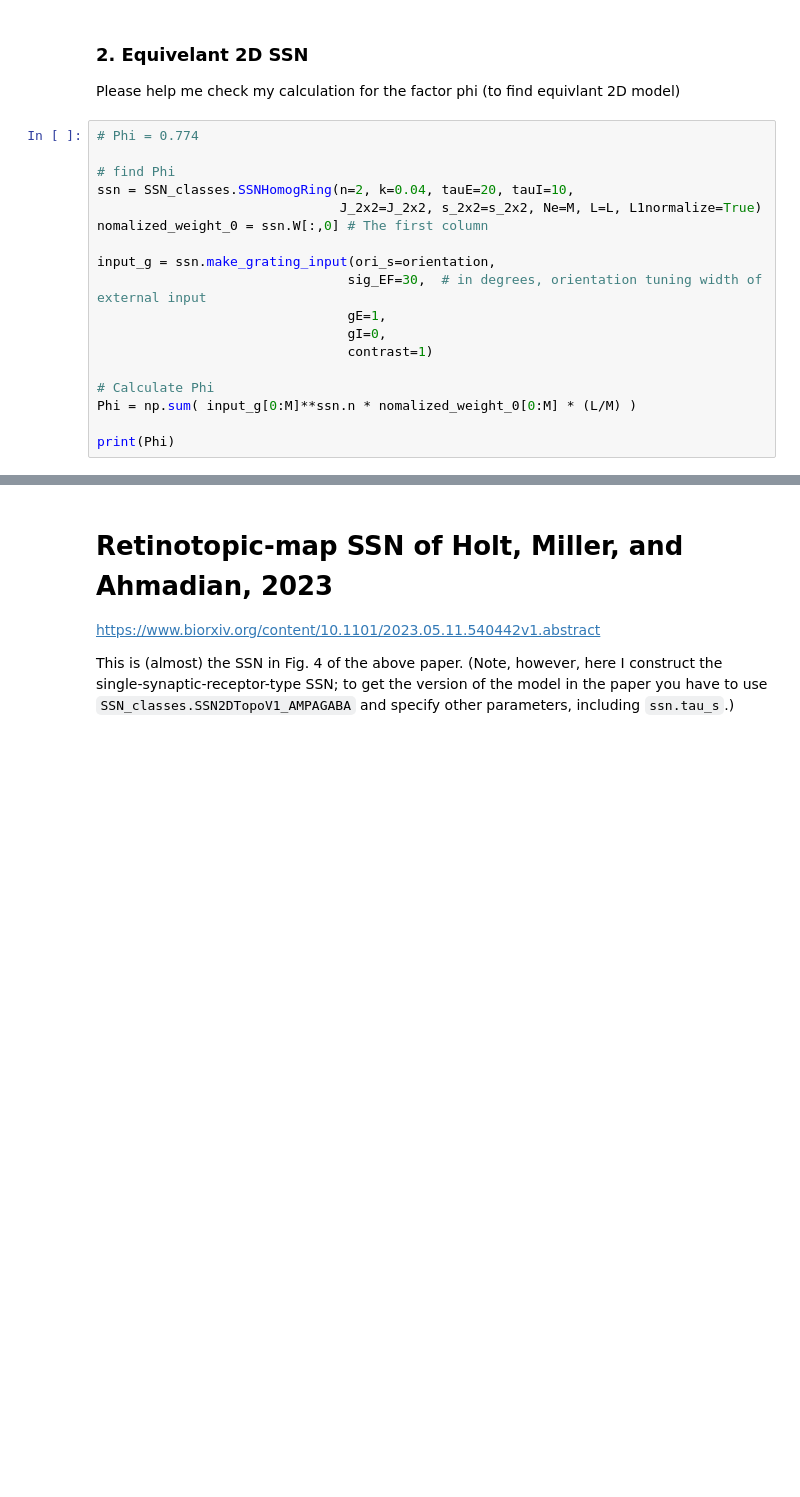
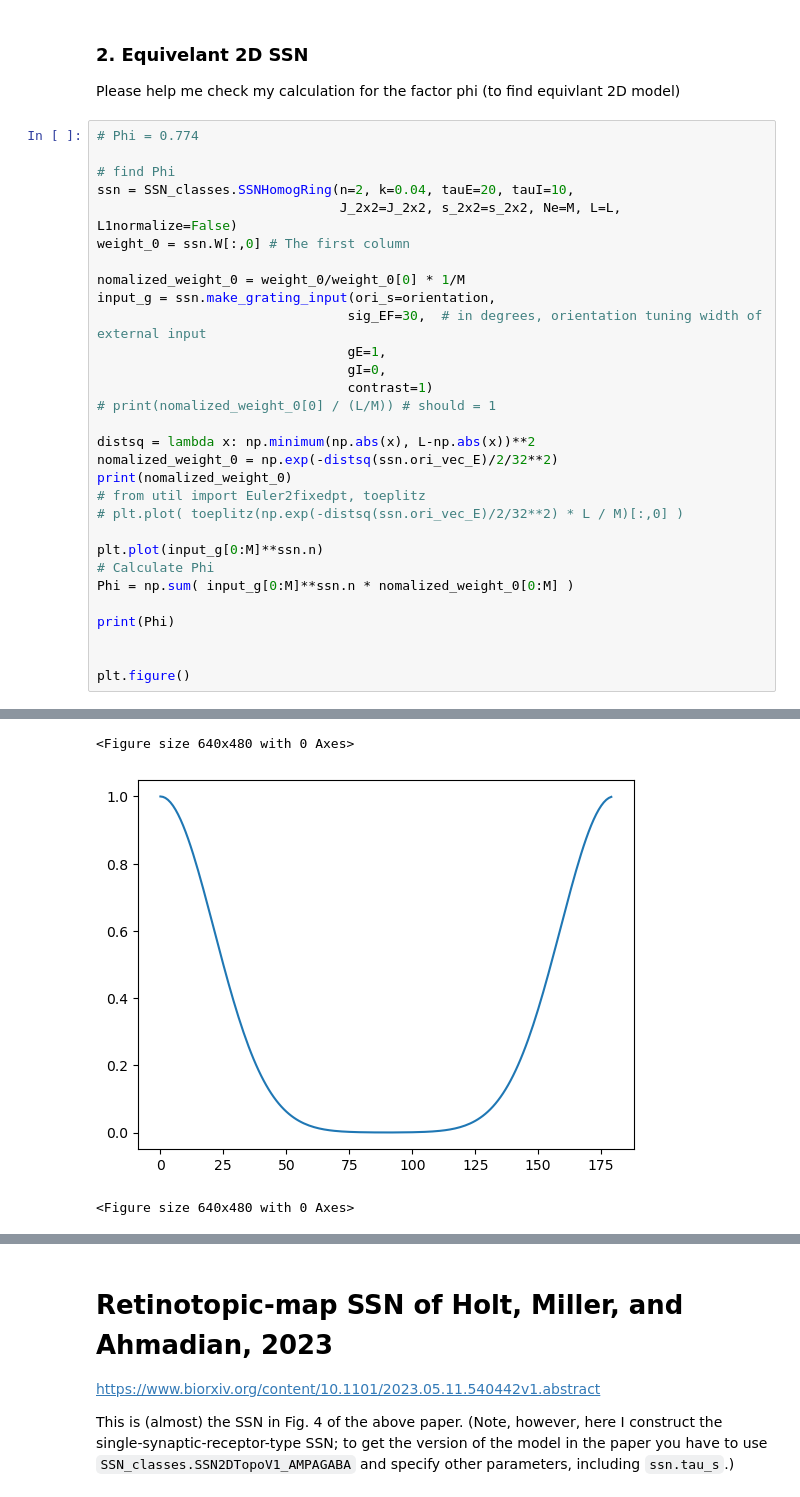
Before and after one commit to derek1909/ssn-simulator, a Jupyter notebook: Simple_Usage.ipynb, the cells around one changed output, grey strips where cells are left out. Drawn from its saved outputs; the diff is of its cells as text; blank space fills up the shorter version.

```diff
--- a/Simple_Usage.ipynb
+++ b/Simple_Usage.ipynb
@@ -66,17 +65,29 @@ Please help me check my calculation for the factor phi (to find equivlant 2D mod
 
 # find Phi
 ssn = SSN_classes.SSNHomogRing(n=2, k=0.04, tauE=20, tauI=10,
-                               J_2x2=J_2x2, s_2x2=s_2x2, Ne=M, L=L, L1normalize=True)
-nomalized_weight_0 = ssn.W[:,0] # The first column
+                               J_2x2=J_2x2, s_2x2=s_2x2, Ne=M, L=L, L1normalize=False)
+weight_0 = ssn.W[:,0] # The first column
 
+nomalized_weight_0 = weight_0/weight_0[0] * 1/M
 input_g = ssn.make_grating_input(ori_s=orientation,
                                 sig_EF=30,  # in degrees, orientation tuning width of external input
                                 gE=1,
                                 gI=0,
                                 contrast=1)
+# print(nomalized_weight_0[0] / (L/M)) # should = 1
 
+distsq = lambda x: np.minimum(np.abs(x), L-np.abs(x))**2
+nomalized_weight_0 = np.exp(-distsq(ssn.ori_vec_E)/2/32**2)
+print(nomalized_weight_0)
+# from util import Euler2fixedpt, toeplitz
+# plt.plot( toeplitz(np.exp(-distsq(ssn.ori_vec_E)/2/32**2) * L / M)[:,0] )
+
+plt.plot(input_g[0:M]**ssn.n)
 # Calculate Phi
-Phi = np.sum( input_g[0:M]**ssn.n * nomalized_weight_0[0:M] * (L/M) )
+Phi = np.sum( input_g[0:M]**ssn.n * nomalized_weight_0[0:M] )
 
 print(Phi)
+
+
+plt.figure()
 # %% [output]
@@ -84,3 +111,6 @@ print(Phi)
+<Figure size 640x480 with 0 Axes>
+[figure, added]
+<Figure size 640x480 with 0 Axes>
 # %%
 ssn_2d = SSN_classes.SSN_2D(n=2, k=0.04, tauE=20, tauI=10, Jee = [0][0]*Phi, Jei = J_2x2[1][0]*Phi, Jie=J_2x2[0][1]*Phi, Jii=J_2x2[1][1]*Phi)
 
```
Also changed, not shown: parts of 4 cells of this notebook, 1 other file.
